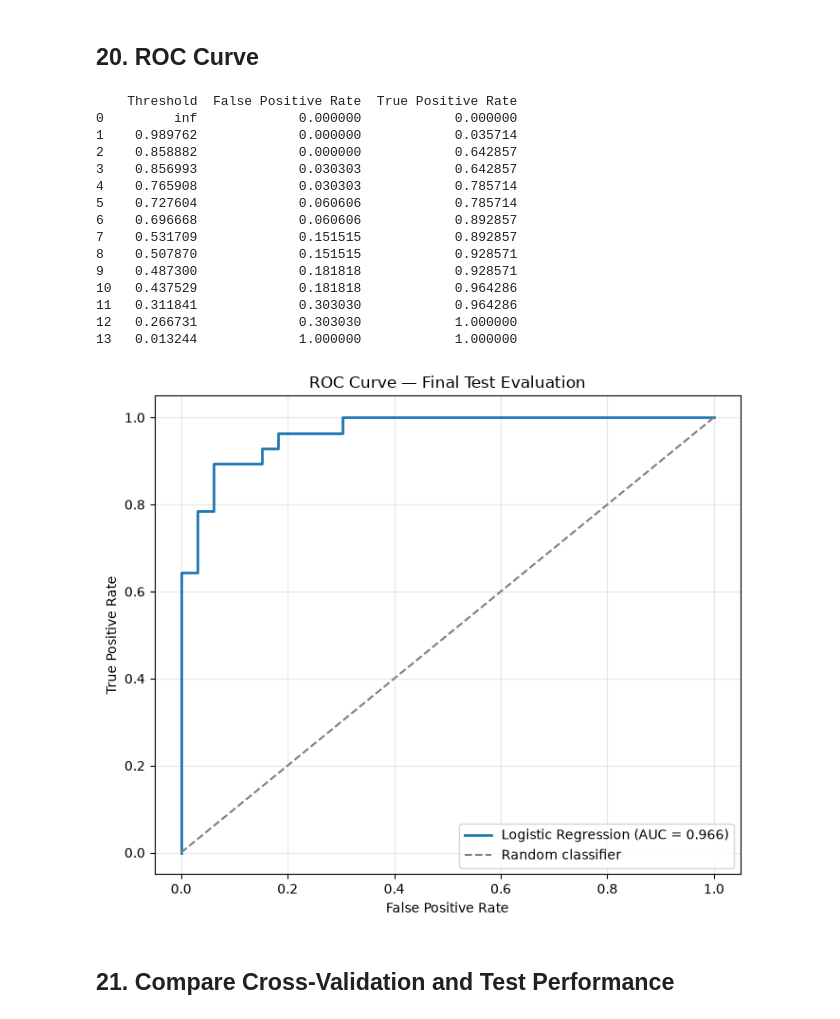
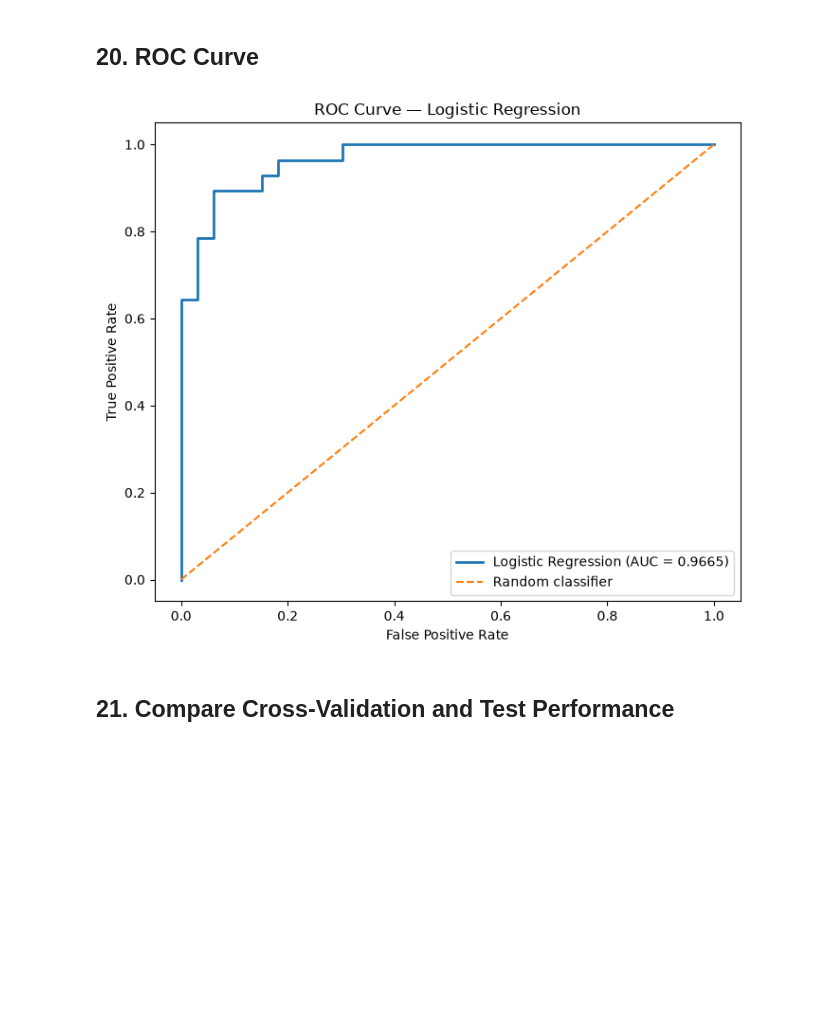
Before and after one commit to Keerthana-PMalode/heart-disease-prediction-uci, a Jupyter notebook: notebooks/04_baseline_models.ipynb, the cells around one changed output. Cells and saved outputs as stored; diff of their text form; code cells hidden in the pictures; blank space fills up the shorter version.

```diff
--- a/notebooks/04_baseline_models.ipynb
+++ b/notebooks/04_baseline_models.ipynb
@@ -265,11 +199,8 @@ The test set is not involved in cross-validation.
 
 A fixed random state is used to make the cross-validation procedure reproducible.
 # %%
-cv = StratifiedKFold(
-    n_splits=5,
-    shuffle=True,
-    random_state=RANDOM_STATE
-)
+cv = StratifiedKFold(n_splits=5, shuffle=True, random_state=RANDOM_STATE)
+scoring = get_cv_scoring()
 # %% [markdown]
 ## 11. Evaluation Metrics
 
@@ -546,68 +354,9 @@ No Heart Disease       0.93      0.85      0.89        33
 # %% [markdown]
 ## 20. ROC Curve
 # %%
-fpr, tpr, thresholds = roc_curve(
-    y_test,
-    y_test_proba
-)
-
-roc_auc = auc(
-    fpr,
-    tpr
-)
-
-roc_table = pd.DataFrame({
-    "Threshold": thresholds,
-    "False Positive Rate": fpr,
-    "True Positive Rate": tpr
-})
-
-print(roc_table)
-
-plt.figure(figsize=(7, 6))
-
-plt.plot(
-    fpr,
-    tpr,
-    label=f"{best_model_name} (AUC = {roc_auc:.3f})",
-    linewidth=2
-)
-
-plt.plot(
-    [0, 1],
-    [0, 1],
-    linestyle="--",
-    color="gray",
-    label="Random classifier"
-)
-
-plt.xlabel("False Positive Rate")
-plt.ylabel("True Positive Rate")
-
-plt.title("ROC Curve — Final Test Evaluation")
-
-plt.legend()
-plt.grid(alpha=0.3)
-
-plt.tight_layout()
-plt.show()
+fig, ax, roc_auc = plot_roc_curve(y_test, y_test_proba, label=best_model_name)
 # %% [output]
-    Threshold  False Positive Rate  True Positive Rate
-0         inf             0.000000            0.000000
-1    0.989762             0.000000            0.035714
-2    0.858882             0.000000            0.642857
-3    0.856993             0.030303            0.642857
-4    0.765908             0.030303            0.785714
-5    0.727604             0.060606            0.785714
-6    0.696668             0.060606            0.892857
-7    0.531709             0.151515            0.892857
-8    0.507870             0.151515            0.928571
-9    0.487300             0.181818            0.928571
-10   0.437529             0.181818            0.964286
-11   0.311841             0.303030            0.964286
-12   0.266731             0.303030            1.000000
-13   0.013244             1.000000            1.000000
-[figure, old version]
+[figure, new version]
 # %% [markdown]
 ## 21. Compare Cross-Validation and Test Performance
 # %%
```
Also changed, not shown: parts of 10 cells of this notebook, 8 other files.
